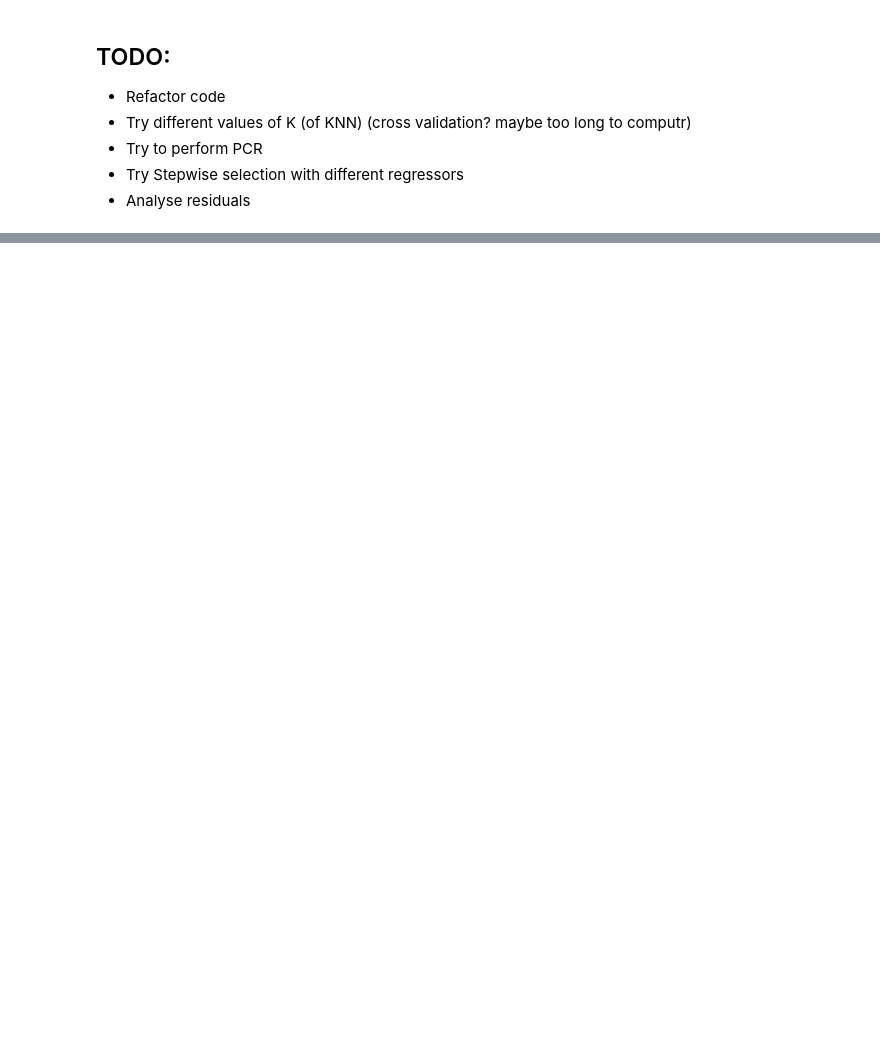
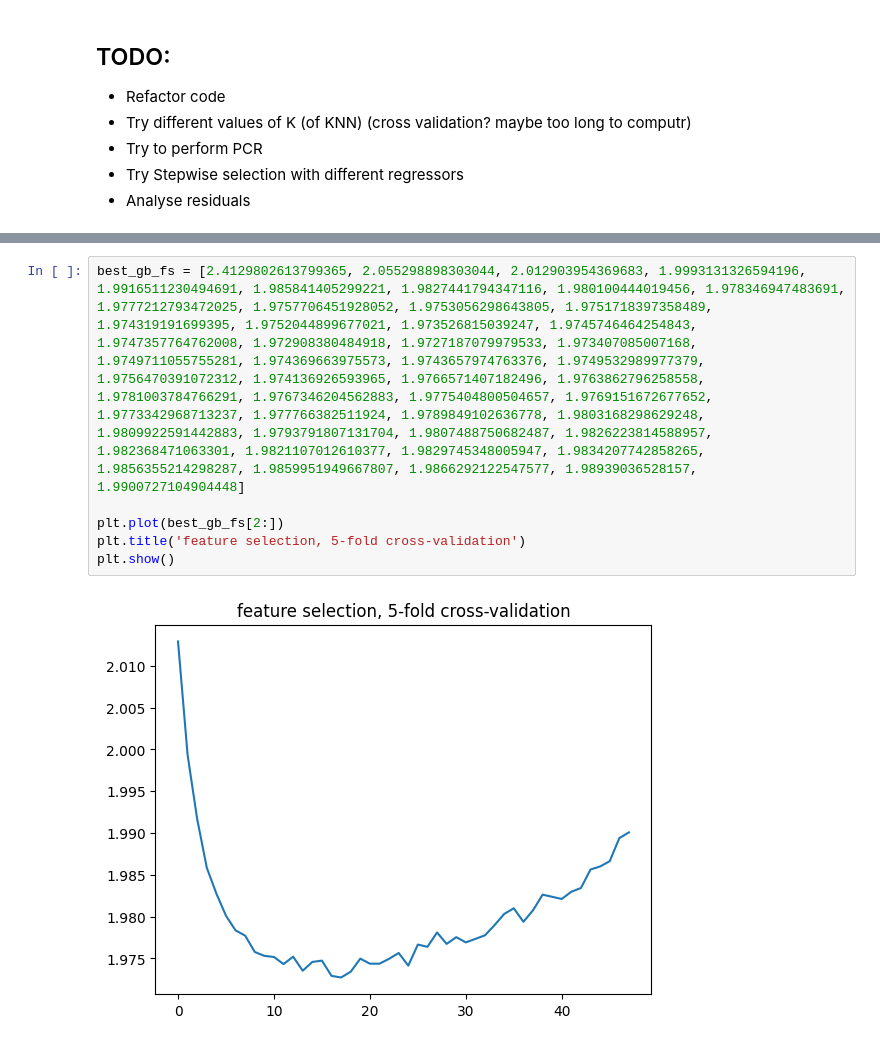
Before and after one commit to riccardocappi/Data-Mining-GroupA, a Jupyter notebook: PhoneUser_Competition/Phone users_py/Data_Mining_(Data_Divas).ipynb, the cells around one changed output, grey strips where cells are left out. Cells and saved outputs as stored; diff of their text form; blank space fills up the shorter version.

```diff
--- a/PhoneUser_Competition/Phone users_py/Data_Mining_(Data_Divas).ipynb
+++ b/PhoneUser_Competition/Phone users_py/Data_Mining_(Data_Divas).ipynb
@@ -287,0 +632,8 @@ y_pred.to_csv('mySubmission_knn_best_subset.txt', index=False, header=False, sep
+# %%
+best_gb_fs = [2.4129802613799365, 2.055298898303044, 2.012903954369683, 1.9993131326594196, 1.9916511230494691, 1.985841405299221, 1.9827441794347116, 1.980100444019456, 1.978346947483691, 1.9777212793472025, 1.9757706451928052, 1.9753056298643805, 1.9751718397358489, 1.974319191699395, 1.9752044899677021, 1.973526815039247, 1.9745746464254843, 1.9747357764762008, 1.972908380484918, 1.9727187079979533, 1.973407085007168, 1.9749711055755281, 1.974369663975573, 1.9743657974763376, 1.9749532989977379, 1.9756470391072312, 1.974136926593965, 1.9766571407182496, 1.9763862796258558, 1.9781003784766291, 1.9767346204562883, 1.9775404800504657, 1.9769151672677652, 1.9773342968713237, 1.977766382511924, 1.9789849102636778, 1.9803168298629248, 1.9809922591442883, 1.9793791807131704, 1.9807488750682487, 1.9826223814588957, 1.982368471063301, 1.9821107012610377, 1.9829745348005947, 1.9834207742858265, 1.9856355214298287, 1.9859951949667807, 1.9866292122547577, 1.98939036528157, 1.9900727104904448]
+
+plt.plot(best_gb_fs[2:])
+plt.title('feature selection, 5-fold cross-validation')
+plt.show()
+# %% [output]
+[figure, added]
```
Also changed, not shown: parts of 22 cells of this notebook.
